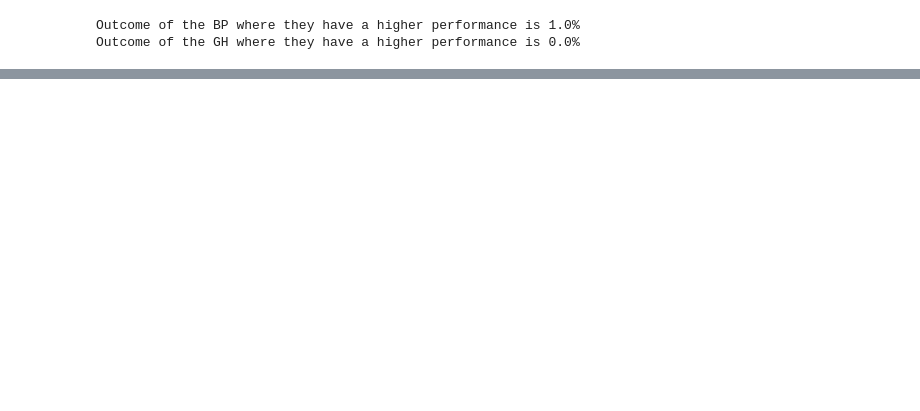
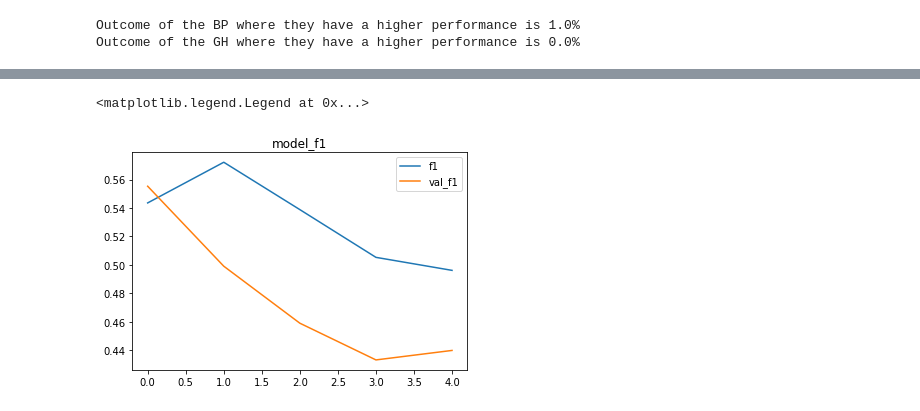
Before and after one commit to ningerdinger/DMBA_assignment, a Jupyter notebook: MLGH_DMBA copy.ipynb, the cells around one changed output, grey strips where cells are left out. Saved outputs shown, nothing was run; the diff lists cells and outputs as text; code cells hidden in the pictures; blank space fills up the shorter version.

```diff
--- a/MLGH_DMBA copy.ipynb
+++ b/MLGH_DMBA copy.ipynb
@@ -284,0 +326,8 @@ array([[0.50346047, 0.43587   , 0.5203141 , 0.44743362, 0.5193768 ],
+# %%
+plt.plot(history.history['f1score'], label = 'f1')
+plt.plot(history.history['val_f1score'], label = 'val_f1')
+plt.title('model_f1')
+plt.legend()
+# %% [output]
+<matplotlib.legend.Legend at 0x...>
+[figure, added]
```
Also changed, not shown: parts of 17 cells of this notebook.
